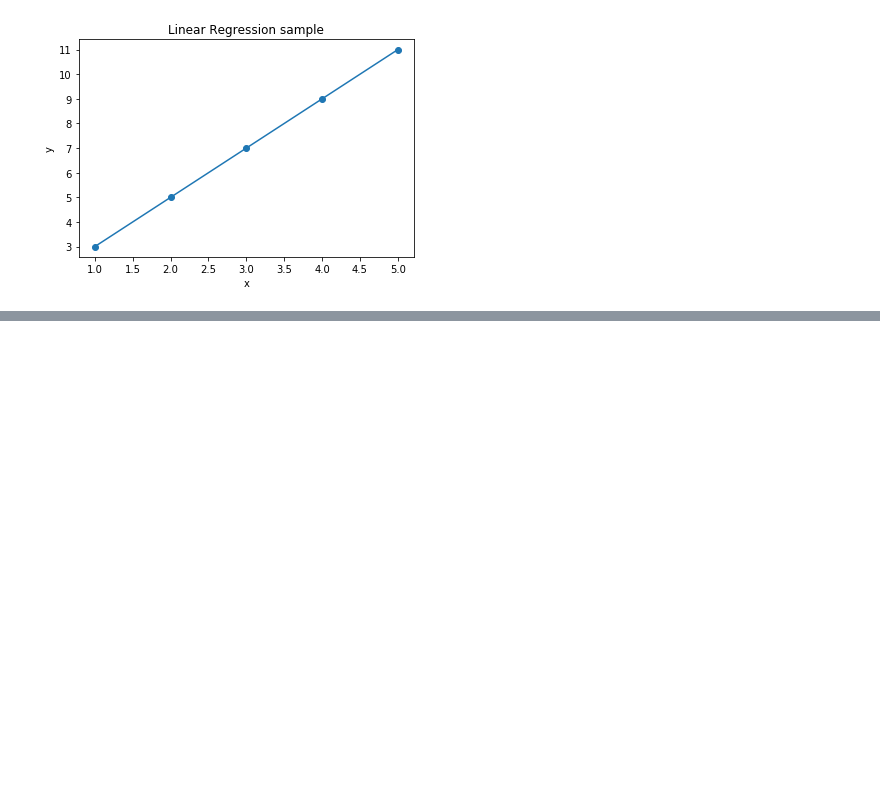
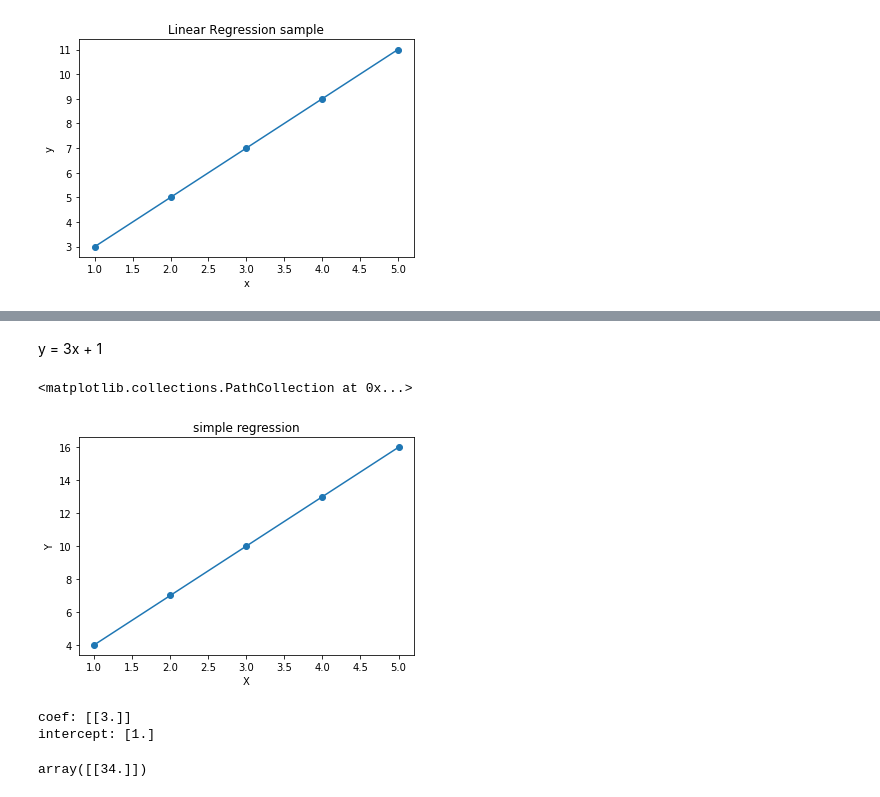
Before and after one commit to JHyuk2/ML-DL, a Jupyter notebook: practice/2장_1차선형회귀.ipynb, the cells around one changed output, grey strips where cells are left out. Saved outputs shown, nothing was run; the diff lists cells and outputs as text; code cells hidden in the pictures; blank space fills up the shorter version.

```diff
--- a/practice/2장_1차선형회귀.ipynb
+++ b/practice/2장_1차선형회귀.ipynb
@@ -43,0 +65,25 @@ plt.plot(Xsample,Model.coef_*Xsample + Model.intercept_)
+# %% [markdown]
+y = 3x + 1
+# %%
+reg = LinearRegression()
+X_sample = [[1],[2],[3],[4],[5]]
+Y_sample = [[4],[7],[10],[13],[16]]
+plt.title("simple regression")
+plt.xlabel('X')
+plt.ylabel('Y')
+plt.plot(X_sample, Y_sample)
+plt.scatter(X_sample, Y_sample)
+# %% [output]
+<matplotlib.collections.PathCollection at 0x...>
+[figure, added]
+# %%
+model = reg.fit(X_sample, Y_sample)
+print(f'coef: {model.coef_}')
+print(f'intercept: {model.intercept_}')
+# %% [output]
+coef: [[3.]]
+intercept: [1.]
+# %%
+model.predict([[11]])
+# %% [output]
+array([[34.]])
```
Also changed, not shown: parts of 4 cells of this notebook, 12 other files.
